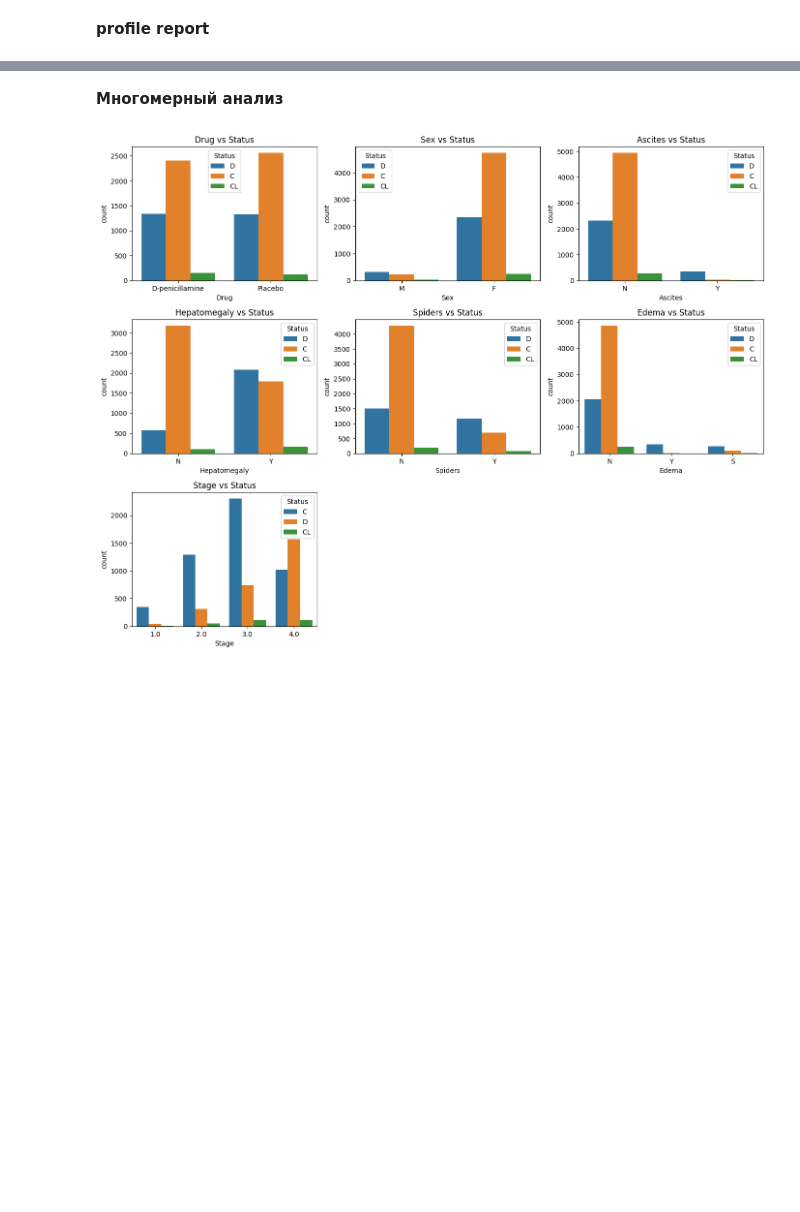
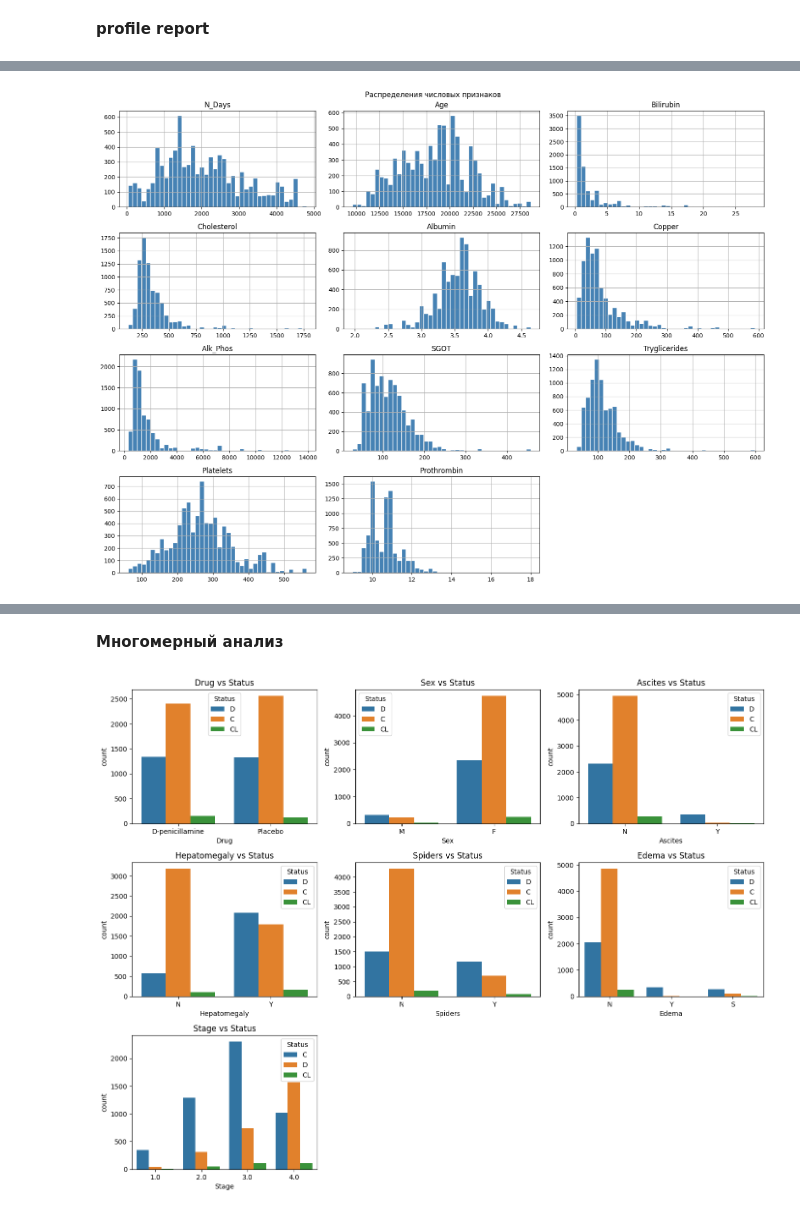
Before and after one commit to voronkovadarya74-cell/liver-cirrhosis-prediction, a Jupyter notebook: notebooks/variable_analysis.ipynb, the cells around one changed output, grey strips where cells are left out. Saved outputs shown, nothing was run; the diff lists cells and outputs as text; code cells hidden in the pictures; blank space fills up the shorter version.

```diff
--- a/notebooks/variable_analysis.ipynb
+++ b/notebooks/variable_analysis.ipynb
@@ -41,0 +104,8 @@ if profile_reports:
+# %%
+train[NUM_FEATS].hist(bins=40, figsize=(16, 12), color="steelblue", edgecolor="white")
+plt.suptitle("Распределения числовых признаков")
+plt.tight_layout()
+plt.savefig("eda_histograms.png", dpi=150)
+plt.show()
+# %% [output]
+[figure, added]
```
Also changed, not shown: parts of 20 cells of this notebook.
